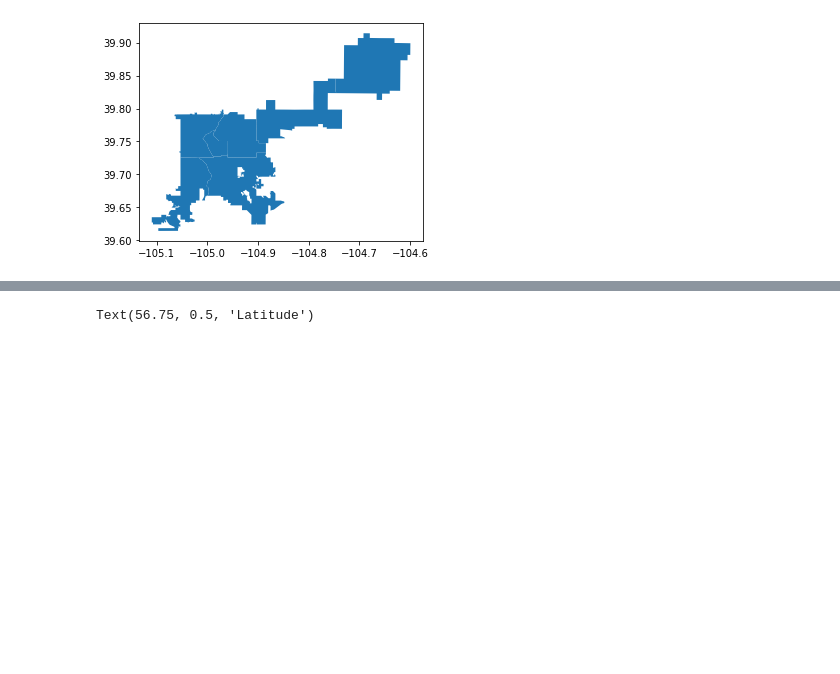
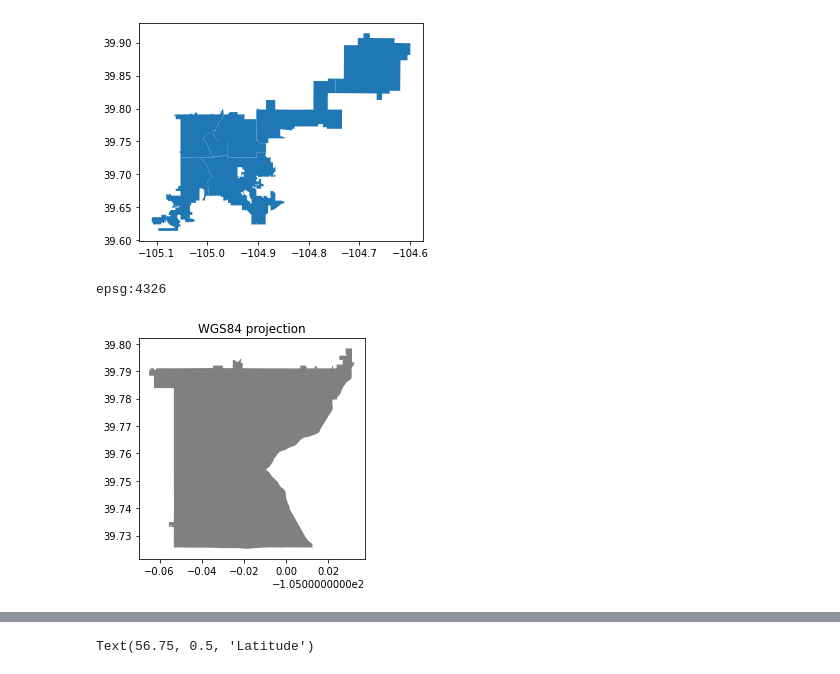
Before and after one commit to openpolicedata/openpolicedata, a Jupyter notebook: notebooks/ex_plotting_data.ipynb, the cells around one changed output, grey strips where cells are left out. Saved outputs shown, nothing was run; the diff lists cells and outputs as text; code cells hidden in the pictures; blank space fills up the shorter version.

```diff
--- a/notebooks/ex_plotting_data.ipynb
+++ b/notebooks/ex_plotting_data.ipynb
@@ -74,3 +35,15 @@ map_df.plot()
 # %% [output]
 <AxesSubplot:>
 [figure]
+# %%
+print(map_df.crs)
+map_df['1'==map_df["DIST_NUM"]].plot(facecolor='gray')
+
+# Add title
+plt.title("WGS84 projection")
+
+# Remove empty white space around the plot
+plt.tight_layout()
+# %% [output]
+epsg:4326
+[figure, added]
```
Also changed, not shown: parts of 14 cells of this notebook.
